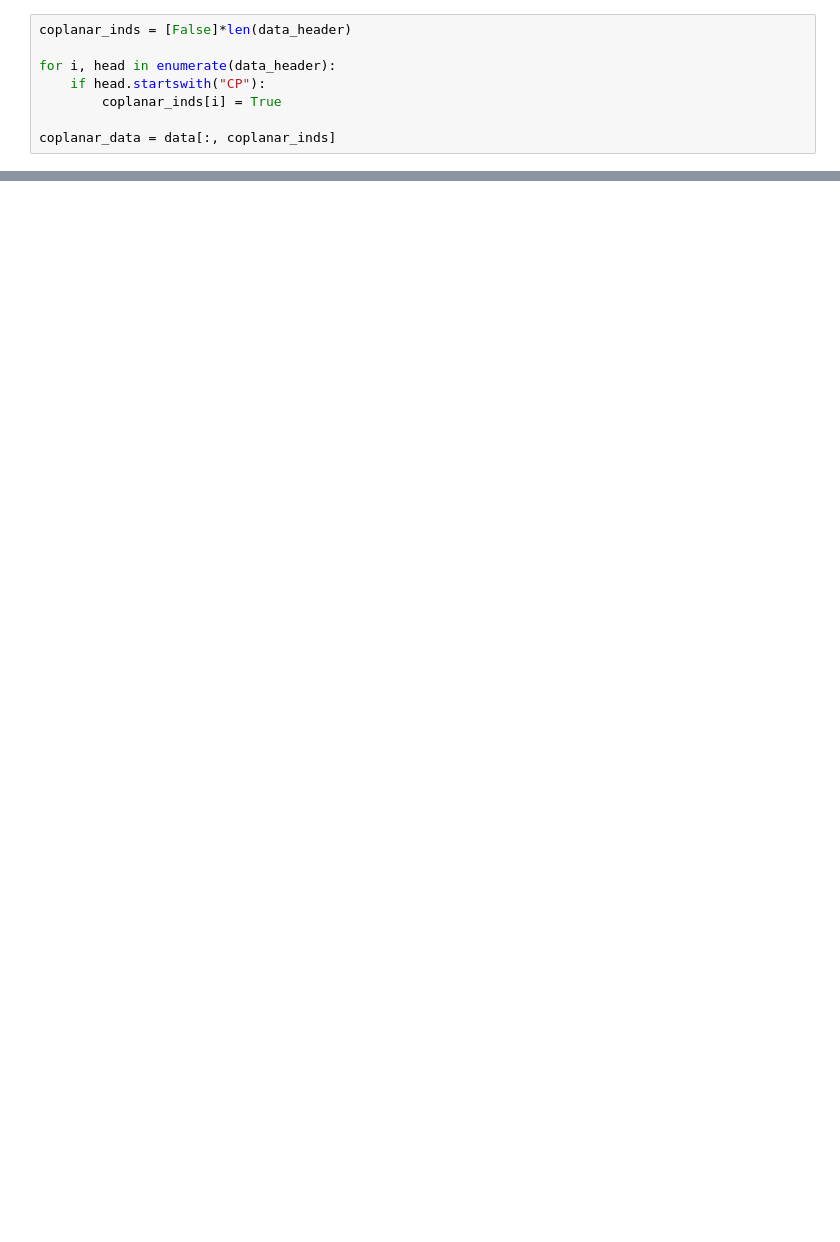
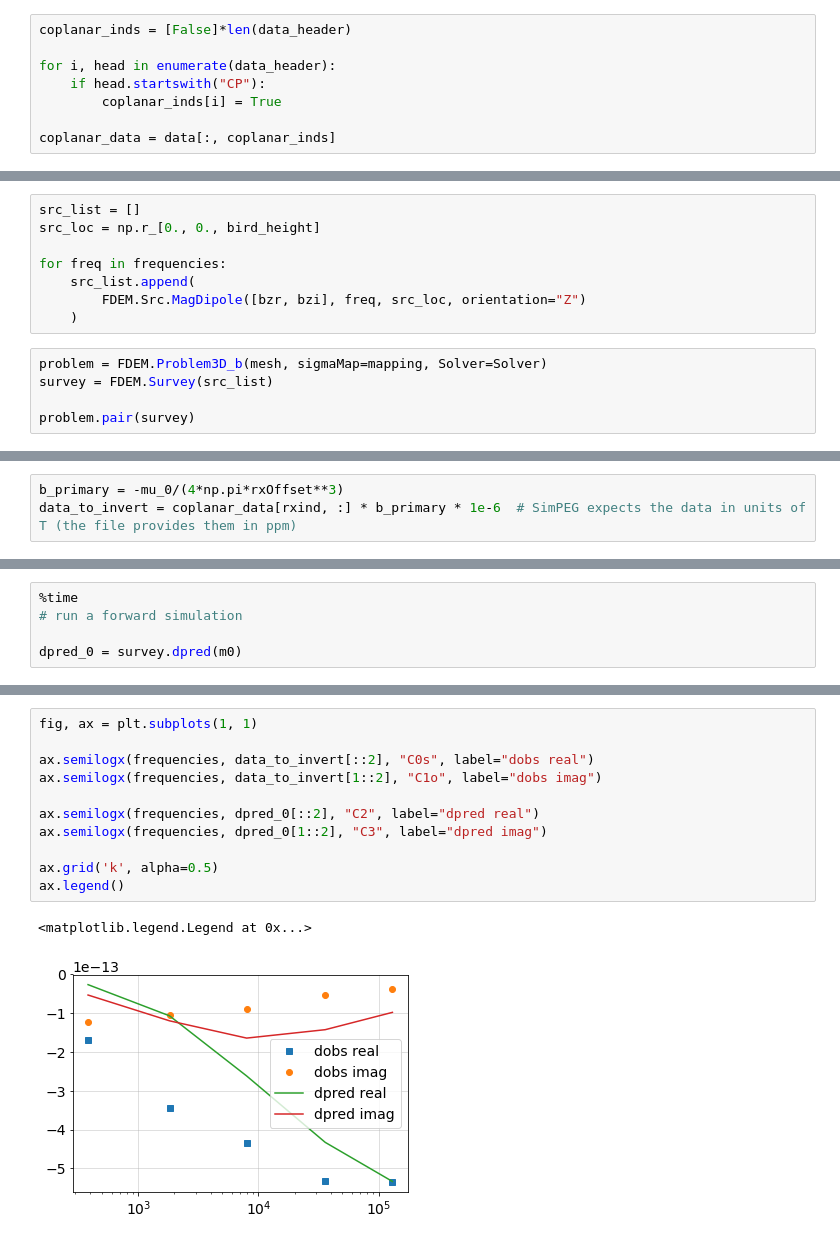
Before and after one commit to simpeg/em-notebooks, a Jupyter notebook: notebooks/FDEM_inversion_bookpurnong.ipynb, the cells around one changed output, grey strips where cells are left out. Drawn from its saved outputs; the diff is of its cells as text; blank space fills up the shorter version.

```diff
--- a/notebooks/FDEM_inversion_bookpurnong.ipynb
+++ b/notebooks/FDEM_inversion_bookpurnong.ipynb
@@ -188,0 +257,13 @@ ax.legend(["real", "imag"])
+# %%
+src_list = []
+src_loc = np.r_[0., 0., bird_height]
+
+for freq in frequencies:
+    src_list.append(
+        FDEM.Src.MagDipole([bzr, bzi], freq, src_loc, orientation="Z")
+    )
+# %%
+problem = FDEM.Problem3D_b(mesh, sigmaMap=mapping, Solver=Solver)
+survey = FDEM.Survey(src_list)
+
+problem.pair(survey)
@@ -188,0 +274,3 @@ ax.legend(["real", "imag"])
+# %%
+b_primary = -mu_0/(4*np.pi*rxOffset**3)
+data_to_invert = coplanar_data[rxind, :] * b_primary * 1e-6  # SimPEG expects the data in units of T (the file provides them in ppm)
@@ -188,0 +283,5 @@ ax.legend(["real", "imag"])
+# %%
+%time
+# run a forward simulation
+
+dpred_0 = survey.dpred(m0)
@@ -188,0 +291,14 @@ ax.legend(["real", "imag"])
+# %%
+fig, ax = plt.subplots(1, 1)
+
+ax.semilogx(frequencies, data_to_invert[::2], "C0s", label="dobs real")
+ax.semilogx(frequencies, data_to_invert[1::2], "C1o", label="dobs imag")
+
+ax.semilogx(frequencies, dpred_0[::2], "C2", label="dpred real")
+ax.semilogx(frequencies, dpred_0[1::2], "C3", label="dpred imag")
+
+ax.grid('k', alpha=0.5)
+ax.legend()
+# %% [output]
+<matplotlib.legend.Legend at 0x...>
+[figure, added]
```
Also changed, not shown: parts of 26 cells of this notebook, 8 other files.
